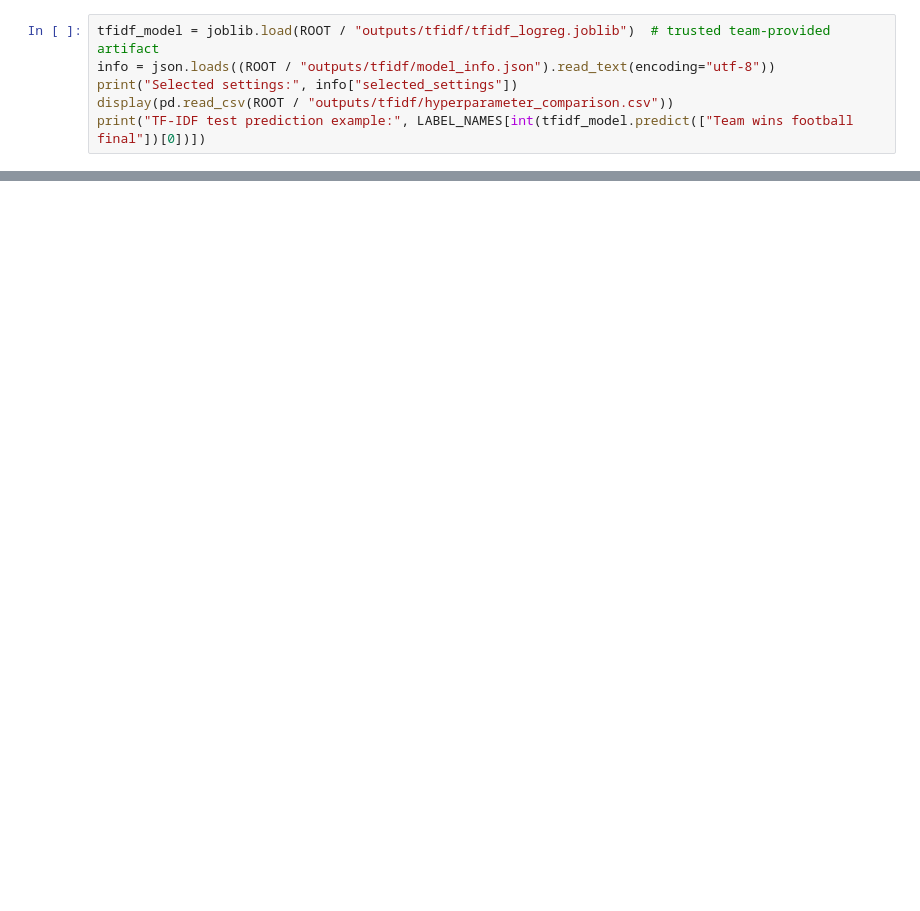
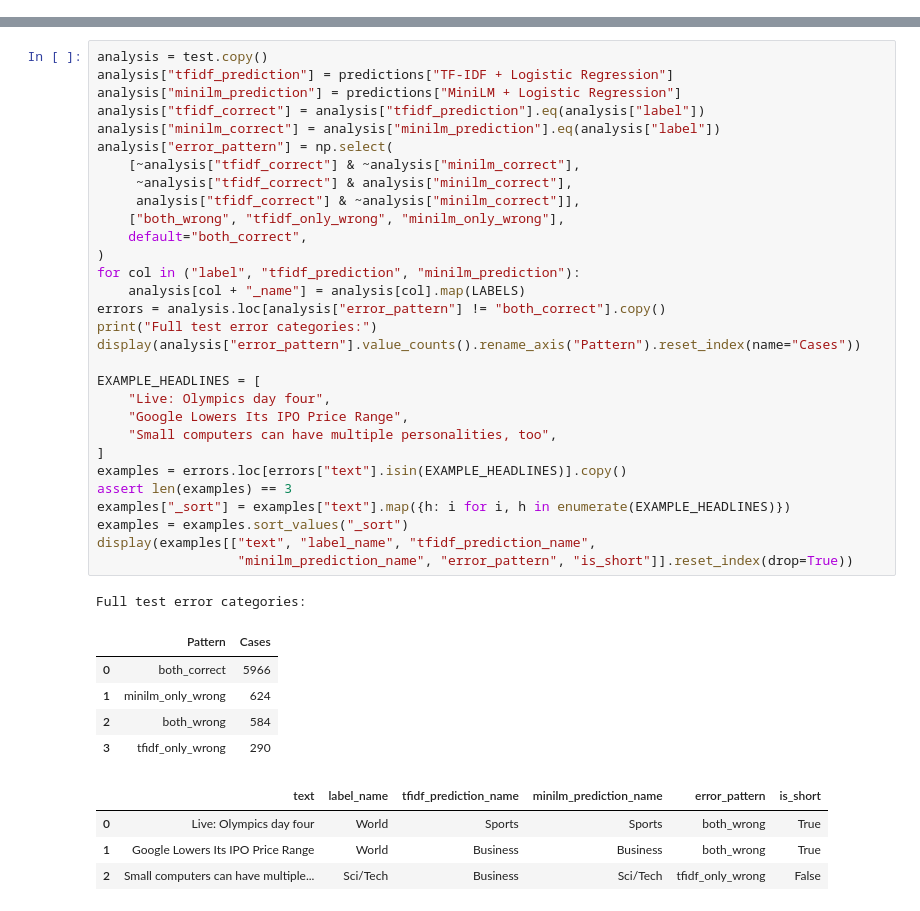
Before and after one commit to IbrahimKhalil717/NLP-Project, a Jupyter notebook: News_Topic_Classification.ipynb, the cells around one changed output, grey strips where cells are left out. Saved outputs shown, nothing was run; the diff lists cells and outputs as text; blank space fills up the shorter version.

```diff
--- a/News_Topic_Classification.ipynb
+++ b/News_Topic_Classification.ipynb
@@ -72,6 +0,0 @@ A word-level TF-IDF vectorizer transforms headlines into sparse frequency-based
-# %%
-tfidf_model = joblib.load(ROOT / "outputs/tfidf/tfidf_logreg.joblib")  # trusted team-provided artifact
-info = json.loads((ROOT / "outputs/tfidf/model_info.json").read_text(encoding="utf-8"))
-print("Selected settings:", info["selected_settings"])
-display(pd.read_csv(ROOT / "outputs/tfidf/hyperparameter_comparison.csv"))
-print("TF-IDF test prediction example:", LABEL_NAMES[int(tfidf_model.predict(["Team wins football final"])[0])])
@@ -208,0 +330,41 @@ Empty-input check: {'ok': False, 'message': 'Please enter a non-empty English ne
+# %%
+analysis = test.copy()
+analysis["tfidf_prediction"] = predictions["TF-IDF + Logistic Regression"]
+analysis["minilm_prediction"] = predictions["MiniLM + Logistic Regression"]
+analysis["tfidf_correct"] = analysis["tfidf_prediction"].eq(analysis["label"])
+analysis["minilm_correct"] = analysis["minilm_prediction"].eq(analysis["label"])
+analysis["error_pattern"] = np.select(
+    [~analysis["tfidf_correct"] & ~analysis["minilm_correct"],
+     ~analysis["tfidf_correct"] & analysis["minilm_correct"],
+     analysis["tfidf_correct"] & ~analysis["minilm_correct"]],
+    ["both_wrong", "tfidf_only_wrong", "minilm_only_wrong"],
+    default="both_correct",
+)
+for col in ("label", "tfidf_prediction", "minilm_prediction"):
+    analysis[col + "_name"] = analysis[col].map(LABELS)
+errors = analysis.loc[analysis["error_pattern"] != "both_correct"].copy()
+print("Full test error categories:")
+display(analysis["error_pattern"].value_counts().rename_axis("Pattern").reset_index(name="Cases"))
+
+EXAMPLE_HEADLINES = [
+    "Live: Olympics day four",
+    "Google Lowers Its IPO Price Range",
+    "Small computers can have multiple personalities, too",
+]
+examples = errors.loc[errors["text"].isin(EXAMPLE_HEADLINES)].copy()
+assert len(examples) == 3
+examples["_sort"] = examples["text"].map({h: i for i, h in enumerate(EXAMPLE_HEADLINES)})
+examples = examples.sort_values("_sort")
+display(examples[["text", "label_name", "tfidf_prediction_name",
+                  "minilm_prediction_name", "error_pattern", "is_short"]].reset_index(drop=True))
+# %% [output]
+Full test error categories:
+|  | Pattern | Cases |
+| 0 | both_correct | 5966 |
+| 1 | minilm_only_wrong | 624 |
+| 2 | both_wrong | 584 |
+| 3 | tfidf_only_wrong | 290 |
+|  | text | label_name | tfidf_prediction_name | minilm_prediction_name | error_pattern | is_short |
+| 0 | Live: Olympics day four | World | Sports | Sports | both_wrong | True |
+| 1 | Google Lowers Its IPO Price Range | World | Business | Business | both_wrong | True |
+| 2 | Small computers can have multiple... | Sci/Tech | Business | Sci/Tech | tfidf_only_wrong | False |
```
Also changed, not shown: parts of 34 cells of this notebook, 1 other file.
